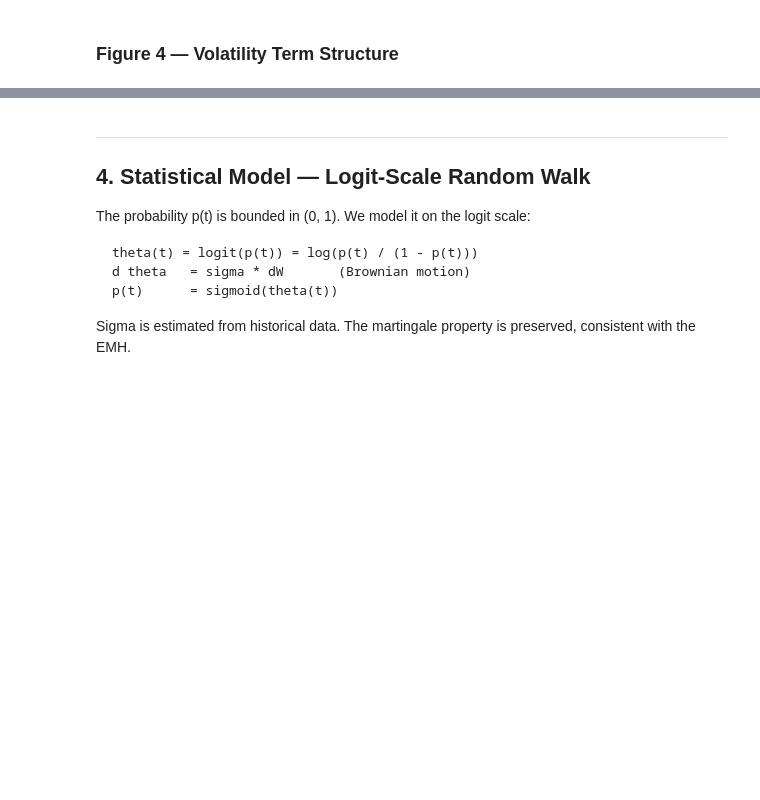
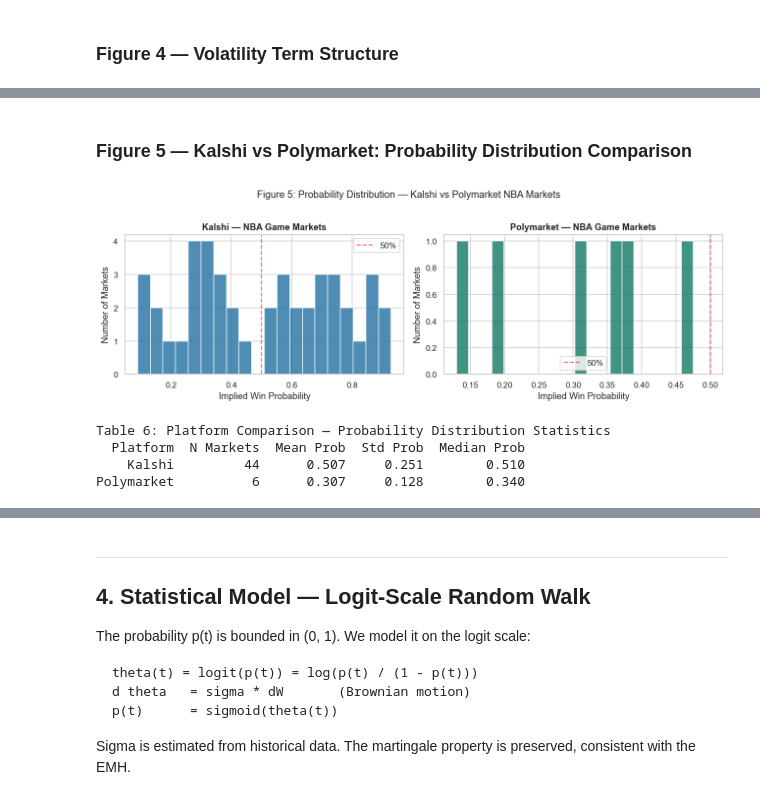
Before and after one commit to eisenhauerIO/project-business-decisions-taranahl-uw, a Jupyter notebook: project.ipynb, the cells around one changed output, grey strips where cells are left out. Saved outputs shown, nothing was run; the diff lists cells and outputs as text; code cells hidden in the pictures; blank space fills up the shorter version.

```diff
--- a/project.ipynb
+++ b/project.ipynb
@@ -225,0 +247,12 @@ else:
+# %%
+pm_nba = polymarket.load_polymarket_nba()
+
+if pm_nba is not None:
+    print(f'Polymarket NBA markets loaded: {len(pm_nba)}')
+    print(f'  Closed (resolved): {pm_nba["closed"].sum()}')
+    print(f'  Active:            {(~pm_nba["closed"]).sum()}')
+    show_cols = [c for c in ['question', 'yes_price', 'volume', 'closed', 'sportsMarketType']
+                 if c in pm_nba.columns]
+    print(pm_nba[show_cols].head(8).to_string(index=False))
+else:
+    print('Polymarket data not found. Place polymarket_markets.csv in the data/ folder.')
@@ -225,0 +270,56 @@ else:
+# %% [markdown]
+### Figure 5 — Kalshi vs Polymarket: Probability Distribution Comparison
+# %%
+if pm_nba is not None and not open_markets.empty:
+    fig, axes = plt.subplots(1, 2, figsize=(12, 4), sharey=False)
+
+    # Kalshi distribution
+    kalshi_prices = open_markets['last_price'] / 100 if 'last_price' in open_markets.columns else None
+    if kalshi_prices is not None:
+        axes[0].hist(kalshi_prices, bins=20, color='#2471A3', alpha=0.8, edgecolor='white')
+        axes[0].set_title('Kalshi — NBA Game Markets', fontsize=12, fontweight='bold')
+        axes[0].set_xlabel('Implied Win Probability')
+        axes[0].set_ylabel('Number of Markets')
+        axes[0].axvline(0.5, color='red', linestyle='--', alpha=0.6, label='50%')
+        axes[0].legend()
+
+    # Polymarket distribution
+    axes[1].hist(pm_nba['yes_price'], bins=20, color='#117A65', alpha=0.8, edgecolor='white')
+    axes[1].set_title('Polymarket — NBA Game Markets', fontsize=12, fontweight='bold')
+    axes[1].set_xlabel('Implied Win Probability')
+    axes[1].set_ylabel('Number of Markets')
+    axes[1].axvline(0.5, color='red', linestyle='--', alpha=0.6, label='50%')
+    axes[1].legend()
+
+    fig.suptitle('Figure 5: Probability Distribution — Kalshi vs Polymarket NBA Markets',
+                 fontsize=13, y=1.02)
+    plt.tight_layout()
+    plt.show()
+
+    # Summary comparison table
+    pm_summary = pd.DataFrame({
+        'Platform': ['Kalshi', 'Polymarket'],
+        'N Markets': [len(open_markets), len(pm_nba)],
+        'Mean Prob': [
+            round(float(open_markets['last_price'].mean() / 100), 3) if 'last_price' in open_markets.columns else None,
+            round(float(pm_nba['yes_price'].mean()), 3),
+        ],
+        'Std Prob': [
+            round(float(open_markets['last_price'].std() / 100), 3) if 'last_price' in open_markets.columns else None,
+            round(float(pm_nba['yes_price'].std()), 3),
+        ],
+        'Median Prob': [
+            round(float(open_markets['last_price'].median() / 100), 3) if 'last_price' in open_markets.columns else None,
+            round(float(pm_nba['yes_price'].median()), 3),
+        ],
+    })
+    print('Table 6: Platform Comparison — Probability Distribution Statistics')
+    print(pm_summary.to_string(index=False))
+else:
+    print('Skipping cross-platform comparison — Polymarket data not available.')
+# %% [output]
+[figure, added]
+Table 6: Platform Comparison — Probability Distribution Statistics
+  Platform  N Markets  Mean Prob  Std Prob  Median Prob
+    Kalshi         44      0.507     0.251        0.510
+Polymarket          6      0.307     0.128        0.340
```
Also changed, not shown: parts of 38 cells of this notebook, 7 other files.
